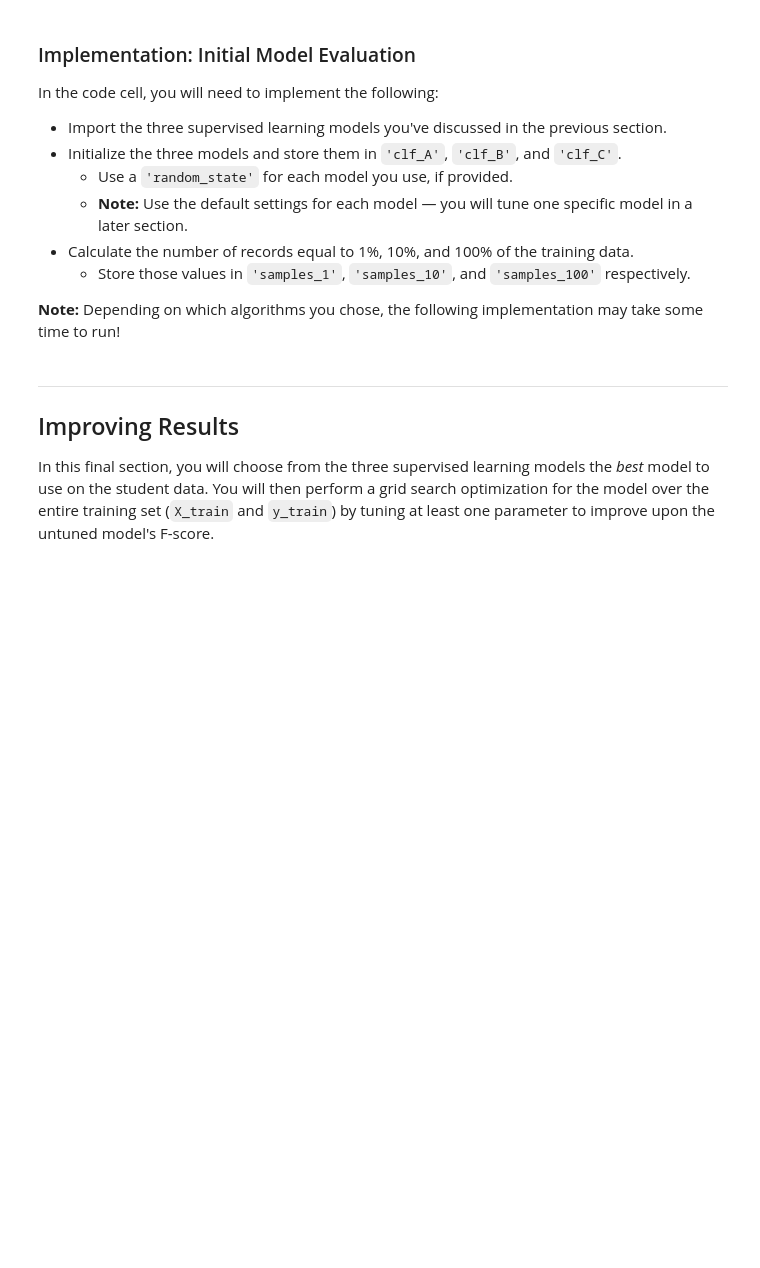
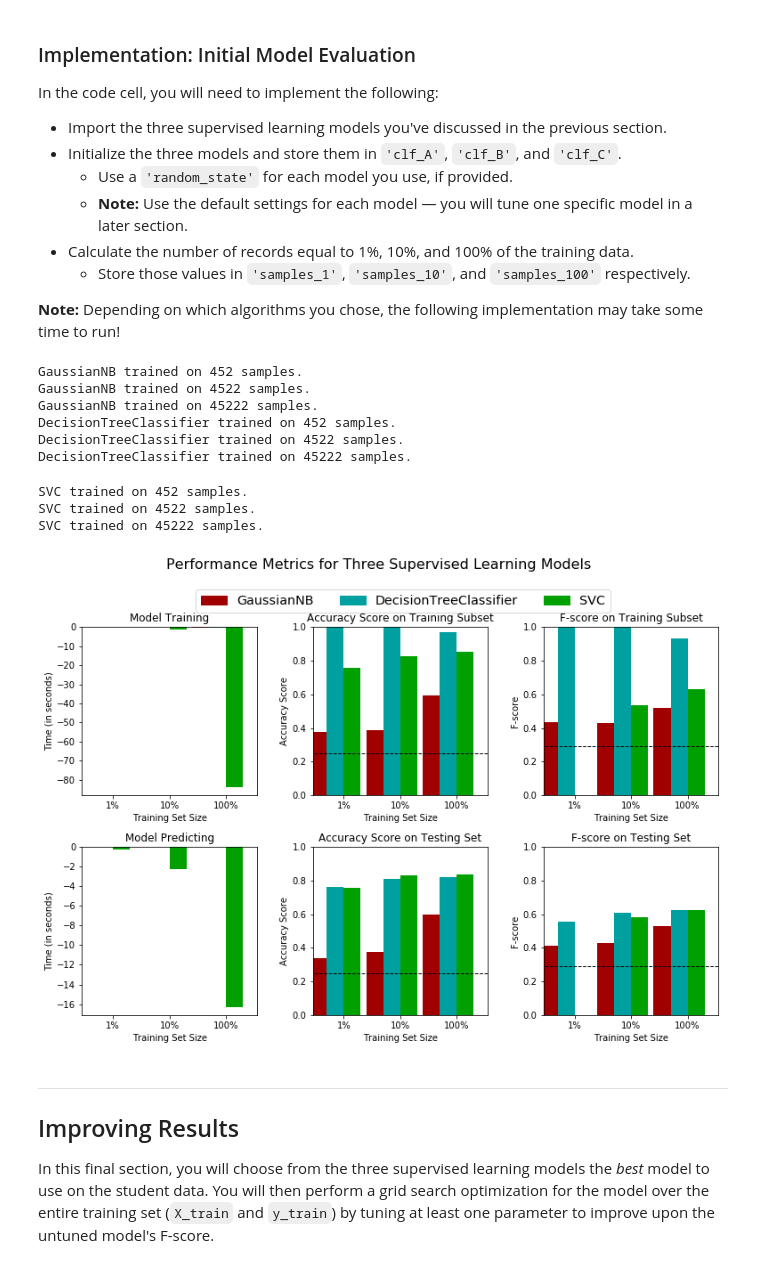
Before and after one commit to paulfoley/Udacity_Nanodegree-Machine_Learning, a Jupyter notebook: projects/finding_donors/finding_donors.ipynb, the cells around one changed output. Drawn from its saved outputs; the diff is of its cells as text; code cells hidden in the pictures; blank space fills up the shorter version.

```diff
--- a/projects/finding_donors/finding_donors.ipynb
+++ b/projects/finding_donors/finding_donors.ipynb
@@ -320,25 +348,35 @@ In the code cell, you will need to implement the following:
 # %%
 # Initialize the three models
 clf_A = GaussianNB()
 clf_B = DecisionTreeClassifier()
 clf_C = SVC()
 
 # Calculate the number of samples for 1%, 10%, and 100% of the training data
 samples_1 = int(len(income) * .01)
 samples_10 = int(len(income) * .1)
 samples_100 = int(len(income))
 
 # Collect results on the learners
 results = {}
 for clf in [clf_A, clf_B, clf_C]:
     clf_name = clf.__class__.__name__
     results[clf_name] = {}
     for i, samples in enumerate([samples_1, samples_10, samples_100]):
-        results[clf_name][i] = \
-        train_predict(clf, samples, X_train, y_train, X_test, y_test)
+        results[clf_name][i] = train_predict(clf, samples, X_train, y_train, X_test, y_test)
 
 # Run metrics visualization for the three supervised learning models chosen
 vs.evaluate(results, accuracy, fscore)
+# %% [output]
+GaussianNB trained on 452 samples.
+GaussianNB trained on 4522 samples.
+GaussianNB trained on 45222 samples.
+DecisionTreeClassifier trained on 452 samples.
+DecisionTreeClassifier trained on 4522 samples.
+DecisionTreeClassifier trained on 45222 samples.
+SVC trained on 452 samples.
+SVC trained on 4522 samples.
+SVC trained on 45222 samples.
+[figure, added]
 # %% [markdown]
 ----
 ## Improving Results
```
Also changed, not shown: parts of 16 cells of this notebook.
